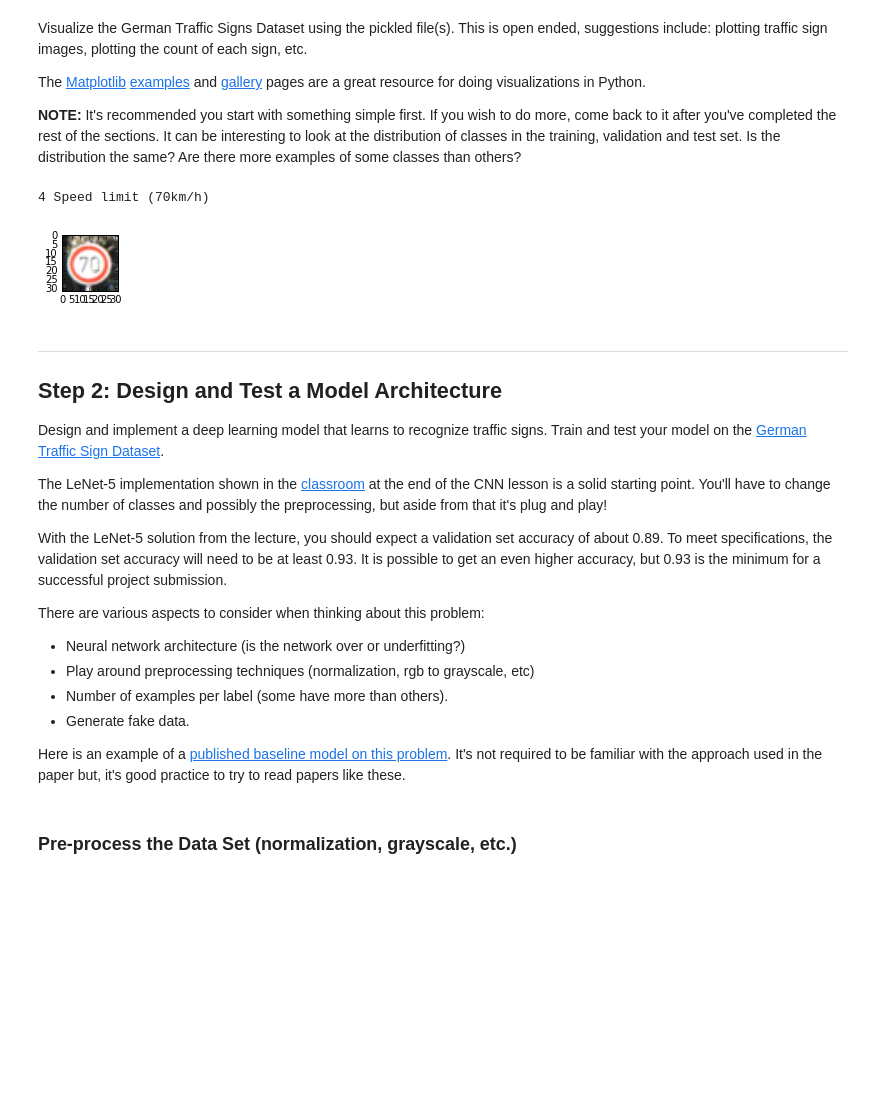
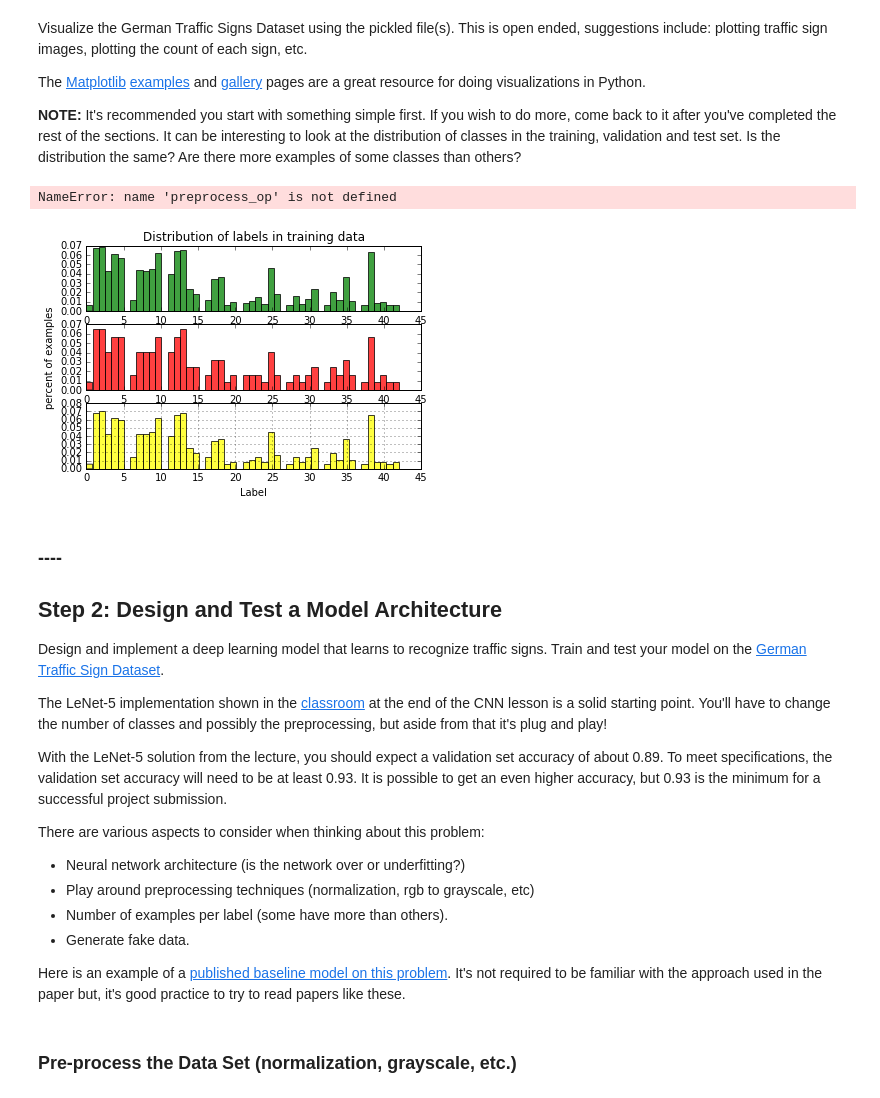
Before and after one commit to astromme/CarND-Traffic-Sign-Classifier-Project, a Jupyter notebook: Traffic_Sign_Classifier.ipynb, the cells around one changed output. Saved outputs shown, nothing was run; the diff lists cells and outputs as text; code cells hidden in the pictures; blank space fills up the shorter version.

```diff
--- a/Traffic_Sign_Classifier.ipynb
+++ b/Traffic_Sign_Classifier.ipynb
@@ -36,9 +38,11 @@ with open(validation_file, mode='rb') as f:
 with open(testing_file, mode='rb') as f:
     test = pickle.load(f)
 
-X_train, y_train = train['features'], train['labels']
-X_valid, y_valid = valid['features'], valid['labels']
-X_test, y_test = test['features'], test['labels']
+X_train_original, y_train_original = train['features'], train['labels']
+X_valid_original, y_valid_original = valid['features'], valid['labels']
+X_valid, y_valid = X_valid_original, y_valid_original
+X_test_original, y_test_original = test['features'], test['labels']
+X_test, y_test = X_test_original, y_test_original
 # %%
 # Import the labels
 
@@ -112,17 +116,46 @@ import matplotlib.pyplot as plt
 %matplotlib inline
 
 
+
 index = random.randint(0, len(X_train))
+with tf.Session() as sess:
+    transformed_image = sess.run(preprocess_op, feed_dict={x: [X_train[index]]}).squeeze()
+
 image = X_train[index].squeeze()
+plt.figure(1, figsize=(5,5))
+plt.subplot(211)
+plt.imshow(image)
 
-plt.figure(figsize=(1,1))
-plt.imshow(image)
+plt.subplot(212)
+plt.imshow(transformed_image)
+
 print(y_train[index], sign_names[y_train[index]])
 # %% [output]
-4 Speed limit (70km/h)
+NameError: name 'preprocess_op' is not defined
-[figure, removed]
+# %%
+# Answers the queston: Does the training data look like
+# the validation and test datasets from a label distribution perspective?
+
+plt.figure(1)
+plt.subplot(311)
+plt.title(r'Distribution of labels in training data')
+n, bins, patches = plt.hist(y_train, 50, normed=1, facecolor='green', alpha=0.75)
+
+plt.subplot(312)
+plt.ylabel('percent of examples')
+n, bins, patches = plt.hist(y_valid, 50, normed=1, facecolor='red', alpha=0.75)
+
+plt.subplot(313)
+n, bins, patches = plt.hist(y_test, 50, normed=1, facecolor='yellow', alpha=0.75)
+
+plt.xlabel('Label')
+plt.grid(True)
+
+plt.show()
+# %% [output]
+[figure, added]
 # %% [markdown]
-----
+### ----
 
 ## Step 2: Design and Test a Model Architecture
 
```
Also changed, not shown: parts of 10 cells of this notebook.
